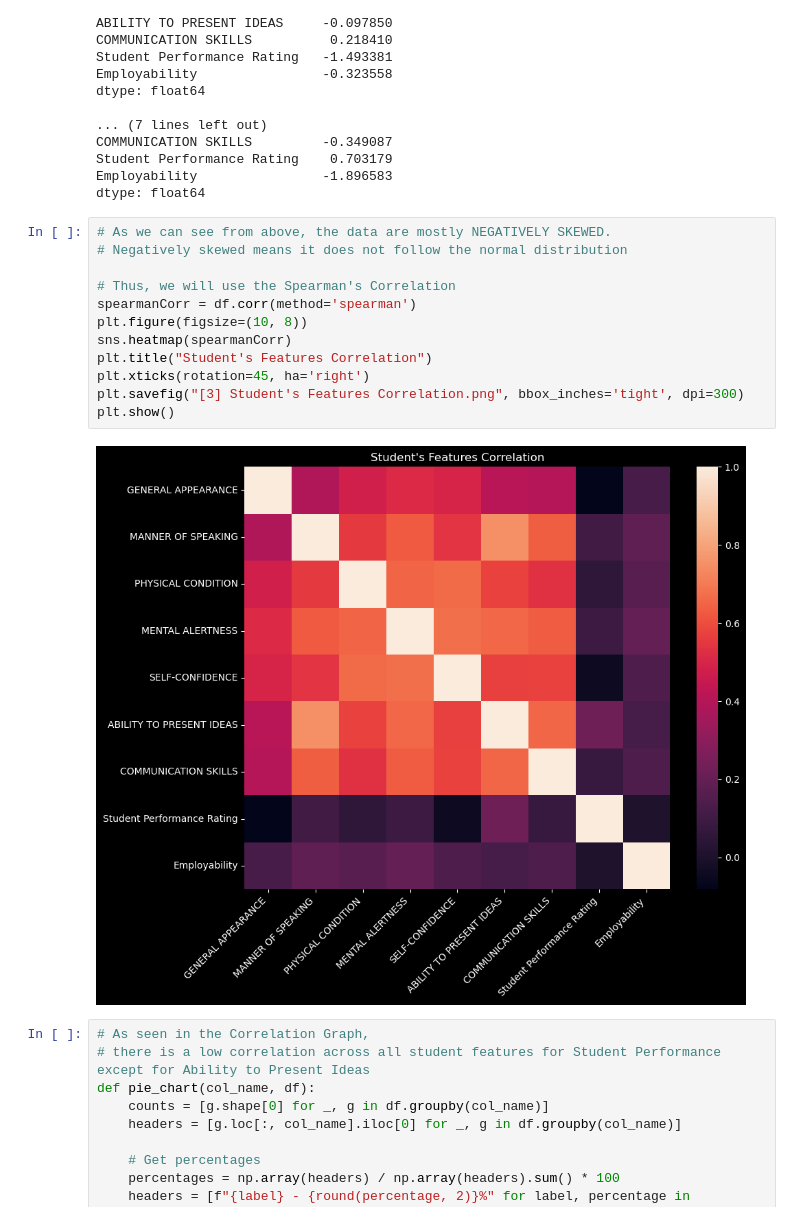
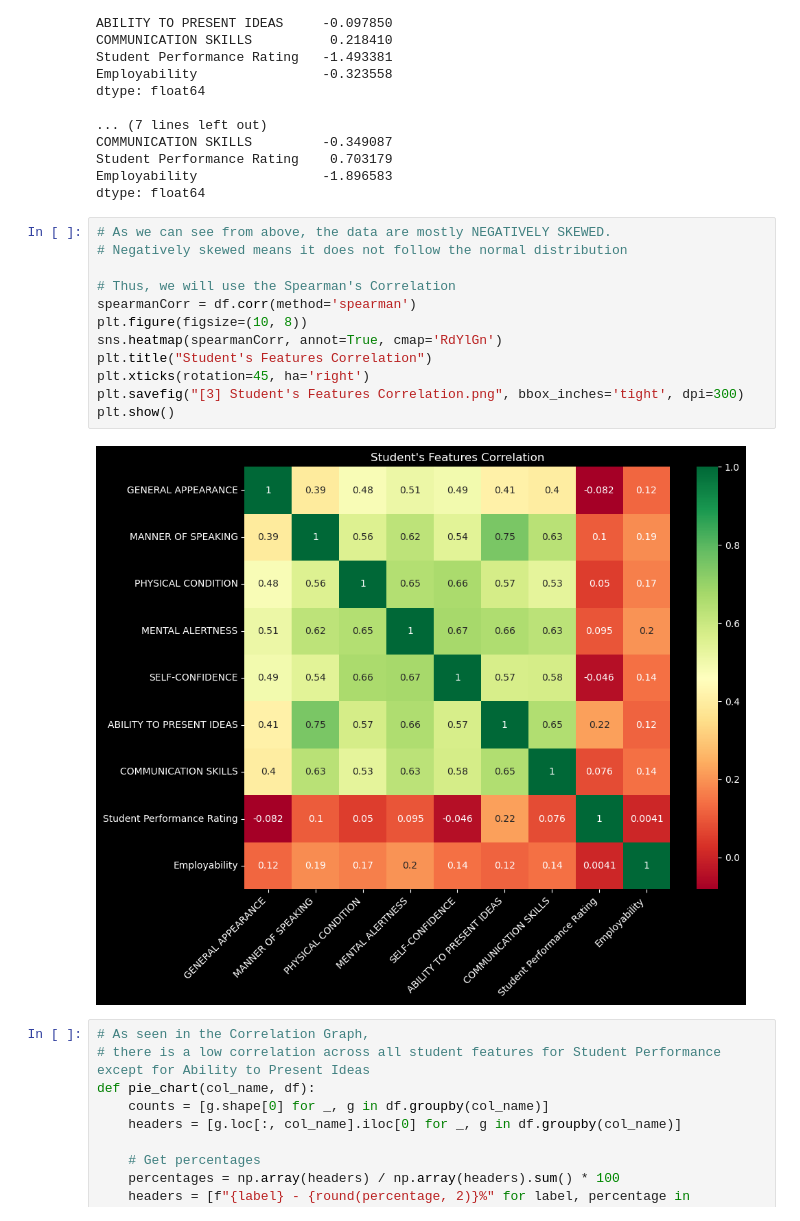
Before and after one commit to Ainzyy/Big-Data, a Jupyter notebook: Big Data (EDA)/EDA.ipynb, the cells around one changed output. Cells and saved outputs as stored; diff of their text form.

```diff
--- a/Big Data (EDA)/EDA.ipynb
+++ b/Big Data (EDA)/EDA.ipynb
@@ -161,17 +161,17 @@ dtype: float64
 # %%
 # As we can see from above, the data are mostly NEGATIVELY SKEWED.
 # Negatively skewed means it does not follow the normal distribution
 
 # Thus, we will use the Spearman's Correlation
 spearmanCorr = df.corr(method='spearman')
 plt.figure(figsize=(10, 8))
-sns.heatmap(spearmanCorr)
+sns.heatmap(spearmanCorr, annot=True, cmap='RdYlGn')
 plt.title("Student's Features Correlation")
 plt.xticks(rotation=45, ha='right')
 plt.savefig("[3] Student's Features Correlation.png", bbox_inches='tight', dpi=300)
 plt.show()
 # %% [output]
-[figure, old version]
+[figure, new version]
 # %%
 # As seen in the Correlation Graph,
 # there is a low correlation across all student features for Student Performance except for Ability to Present Ideas
```
Also changed, not shown: 1 other file.
